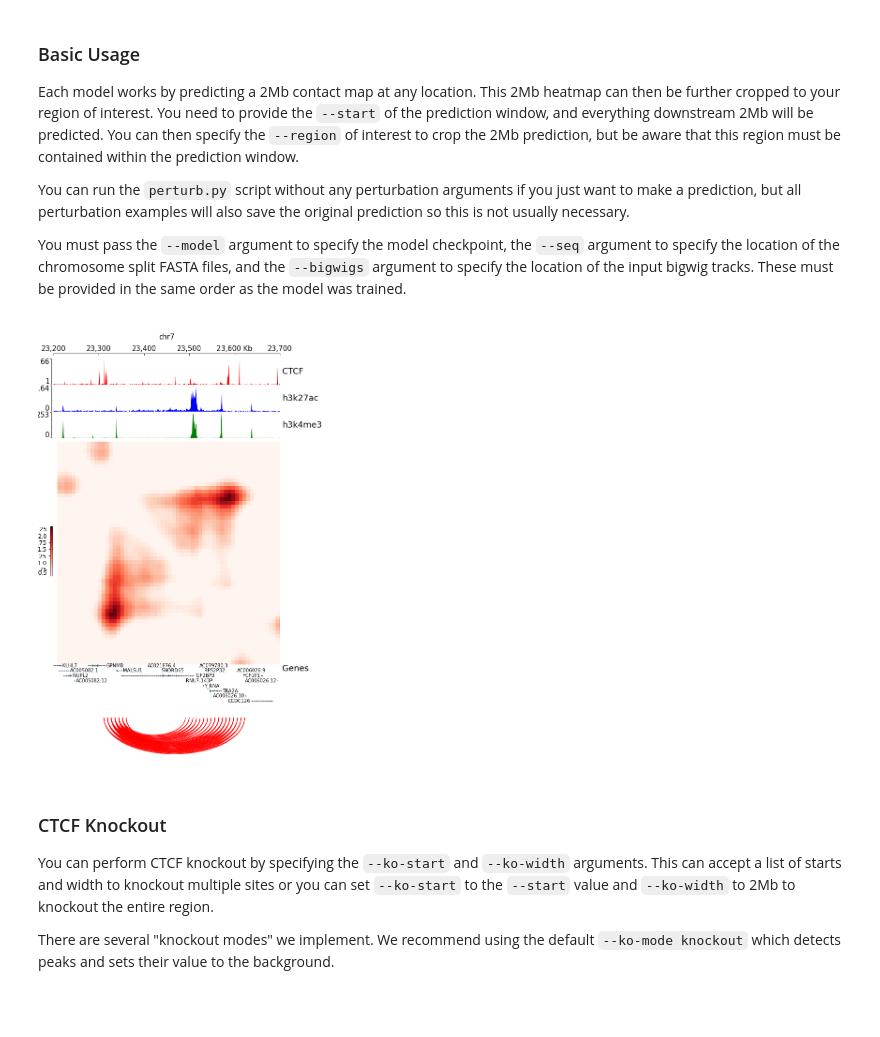
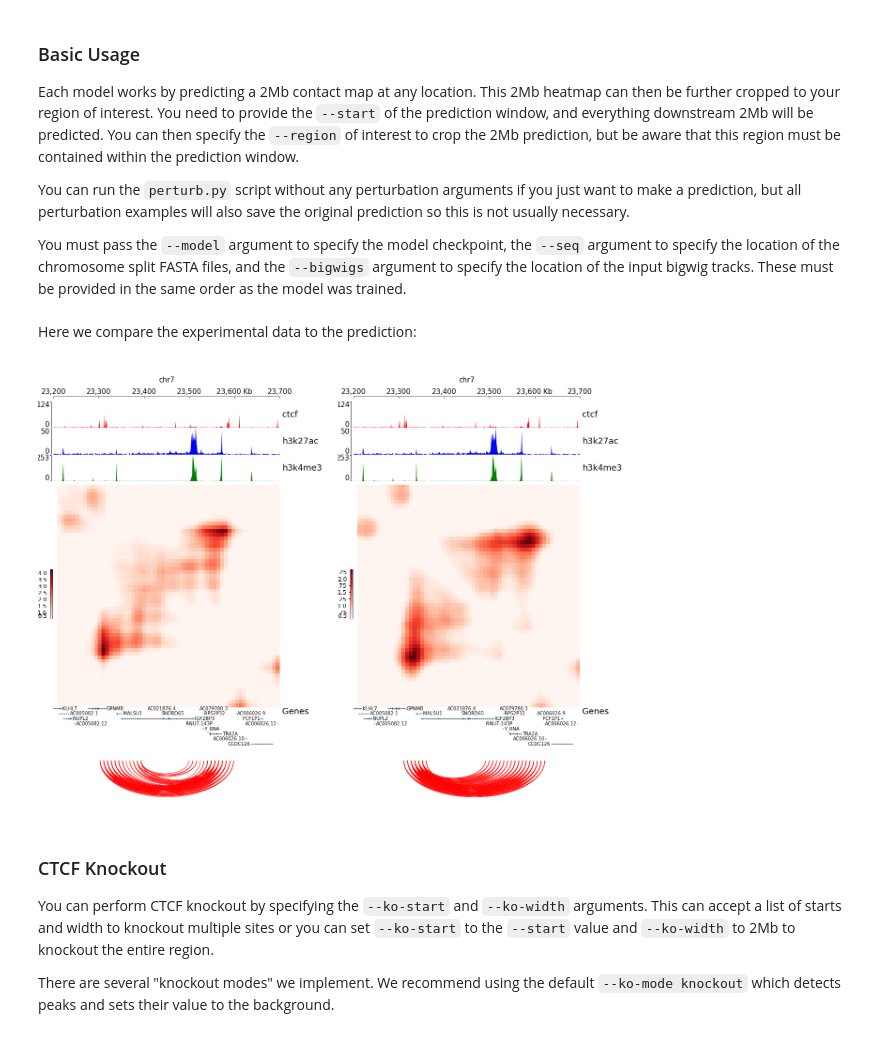
Before and after one commit to dylan-plummer/C.Shark, a Jupyter notebook: examples/perturb_example.ipynb, the cells around one changed output. Cells and saved outputs as stored; diff of their text form; code cells hidden in the pictures; blank space fills up the shorter version.

Commit message:
add screen example and improve track plots

```diff
--- a/examples/perturb_example.ipynb
+++ b/examples/perturb_example.ipynb
@@ -42,10 +42,13 @@ You must pass the `--model` argument to specify the model checkpoint, the `--seq
     --bigwigs ctcf=../cshark_data/data/hg19/hESC_WT_50pct/genomic_features/ctcf.bw \
               h3k27ac=../cshark_data/data/hg19/hESC_WT_50pct/genomic_features/h3k27ac.bw \
               h3k4me3=../cshark_data/data/hg19/hESC_WT_50pct/genomic_features/h3k4me3.bw
-# %%
-Image(filename='outputs/baseline_hESC_WT_50pct_chr7_23000000_ctcf_pred_tracks.png', width=300)
-# %% [output]
-[figure, removed]
+# %% [markdown]
+Here we compare the experimental data to the prediction:
+# %%
+display_images('outputs/baseline_hESC_WT_50pct_chr7_23000000_ctcf_true_tracks.png',
+               'outputs/baseline_hESC_WT_50pct_chr7_23000000_ctcf_pred_tracks.png')
+# %% [output]
+[figure, added]
 # %% [markdown]
 ### CTCF Knockout
 
```
Also changed, not shown: parts of 14 cells of this notebook, 4 other files.
